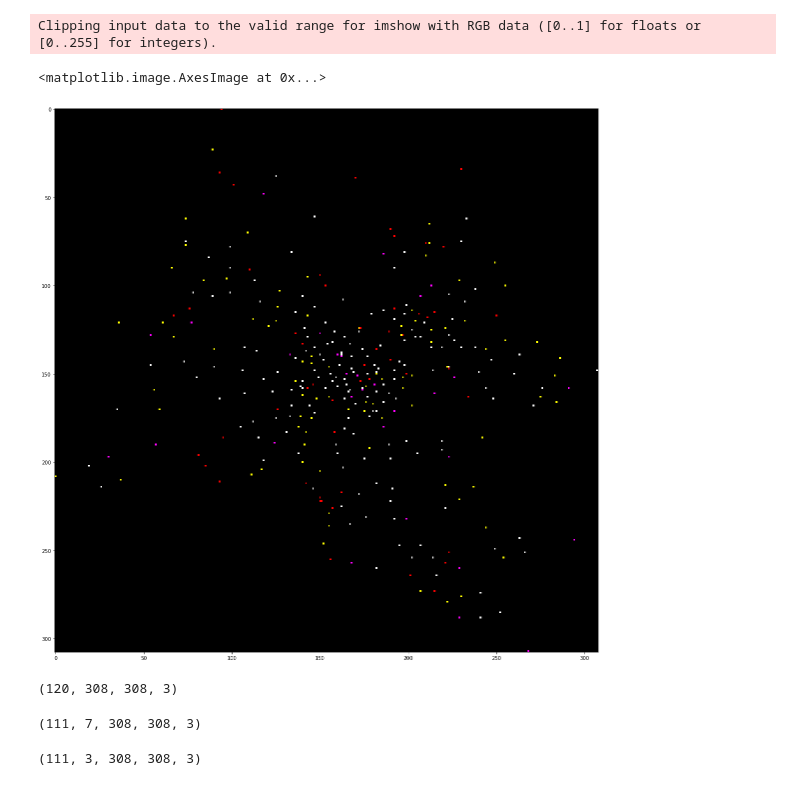
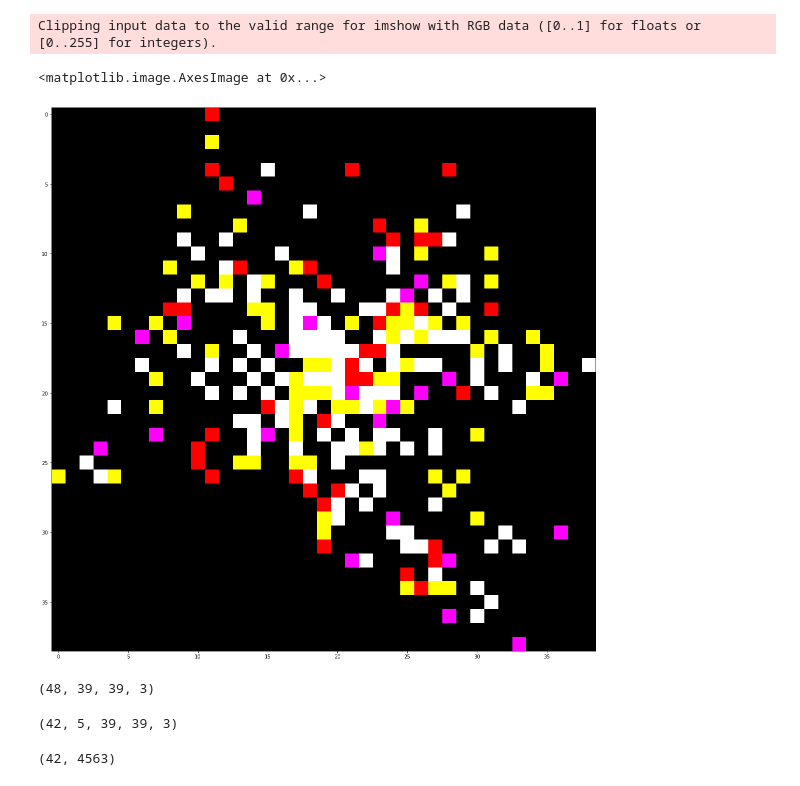
Before and after one commit to Karolina-Bogacka/transbajki, a Jupyter notebook: ConvLSTM/ConvLSTM.ipynb, the cells around one changed output. Saved outputs shown, nothing was run; the diff lists cells and outputs as text; code cells hidden in the pictures.

Commit message:
model training

```diff
--- a/ConvLSTM/ConvLSTM.ipynb
+++ b/ConvLSTM/ConvLSTM.ipynb
@@ -177,0 +161,5 @@ grouped
+# %%
+for _ in range(3): #downsampling 3 times
+    stations[["row", "col"]]=stations[["row", "col"]]//2
+    while not stations[["row", "col"]].duplicated().any():
+        stations[["row", "col"]] += stations[["row", "col"]].groupby(["row", "col"]).cumcount()
@@ -178,23 +186,23 @@ grouped
 # %%
 imgs = {}
 for dt in grouped['date'].unique():
-    img = np.zeros([number_of_divisions, number_of_divisions, 3])
+    img = np.zeros([max(stations['row'])+1, max(stations['col'])+1, 3])
     for stats in grouped[grouped['date'] == dt].to_dict('records'):
         img[stats['row'], stats['col'], :] = [stats["bike_count"],stats["just_returned"],stats["just_rented"]]
     imgs[dt] = img
 plt.figure(figsize=(20,20))
 plt.imshow(list(imgs.values())[3])
 # %% [output]
 Clipping input data to the valid range for imshow with RGB data ([0..1] for floats or [0..255] for integers).
 <matplotlib.image.AxesImage at 0x...>
-[figure, old version]
+[figure, new version]
 # %%
 del grouped
 # %%
 train, test = [], []
 for day, image in sorted(imgs.items(), key=lambda x: x[0]):
     day = pd.to_datetime(day)
-    if (day >= datetime.now() - timedelta(days=6)) and (day <= datetime.now() - timedelta(days=1)):
+    if (day >= datetime.now() - timedelta(days=3)) and (day <= datetime.now() - timedelta(days=1)):
         train.append(image)
     if (day >= datetime.now() - timedelta(days=1)):
         test.append(image)
@@ -202,10 +210,10 @@ del imgs
 train = np.array(train)
 train.shape
 # %% [output]
-(120, 308, 308, 3)
+(48, 39, 39, 3)
 # %%
 # convert history into inputs and outputs
-def to_supervised(data, n_input=7, n_out=3):
+def to_supervised(data, n_input=5, n_out=2):
     X, y = list(), list()
     in_start = 0
     # step over the entire history one time step at a time
@@ -217,15 +225,17 @@ def to_supervised(data, n_input=7, n_out=3):
         if out_end <= len(data):
             x_input = data[in_start:in_end, :]
             X.append(x_input)
-            y.append(data[in_end:out_end, :])
+            y.append(data[in_end, :])
         # move along one time step
         in_start += 1
     return array(X), array(y)
 X_train, y_train = to_supervised(train)
+X_train, y_train = X_train/255, y_train/255
 X_train.shape
 # %% [output]
-(111, 7, 308, 308, 3)
+(42, 5, 39, 39, 3)
 # %%
+y_train = y_train.reshape((y_train.shape[0], y_train.shape[1]*y_train.shape[2]*y_train.shape[3]))
 y_train.shape
 # %% [output]
-(111, 3, 308, 308, 3)
+(42, 4563)
```
Also changed, not shown: parts of 8 cells of this notebook.
